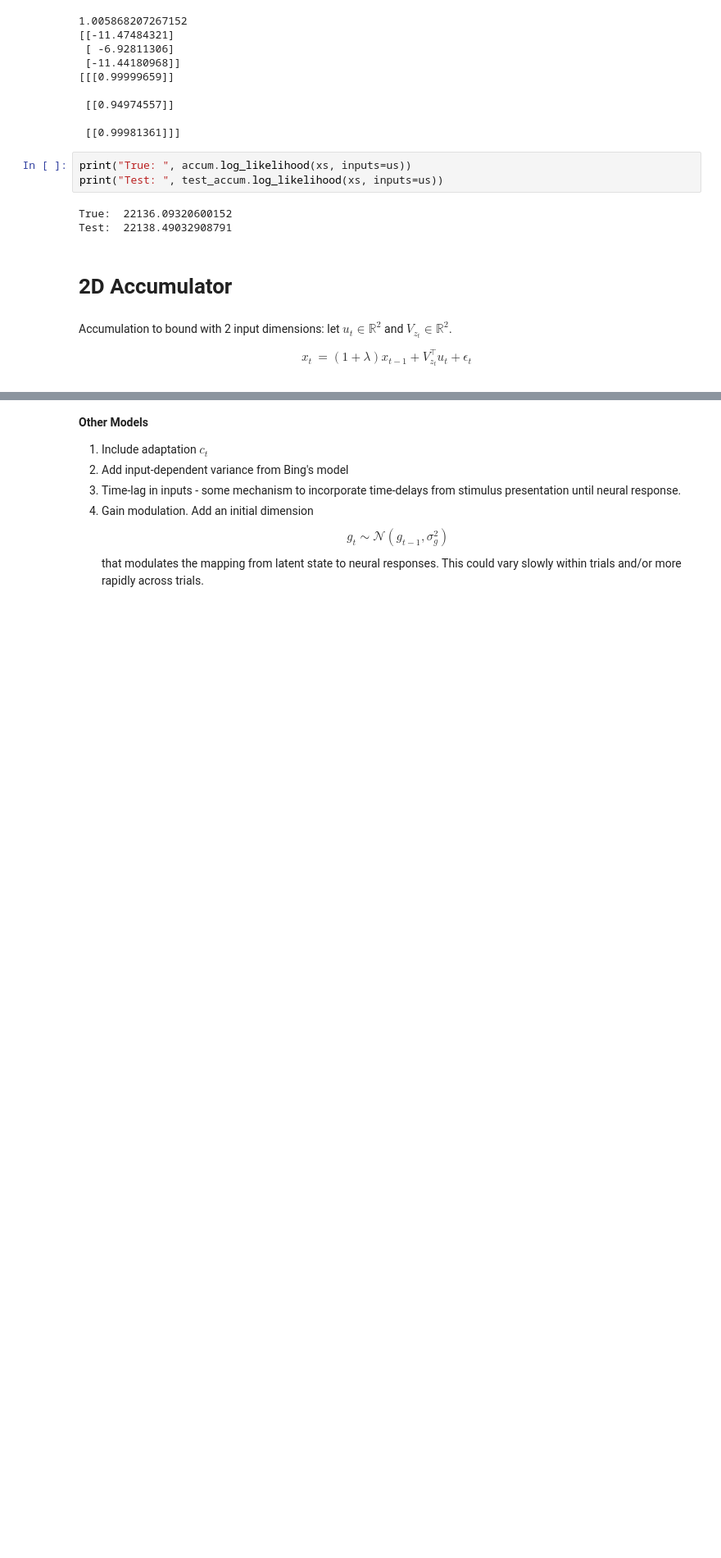
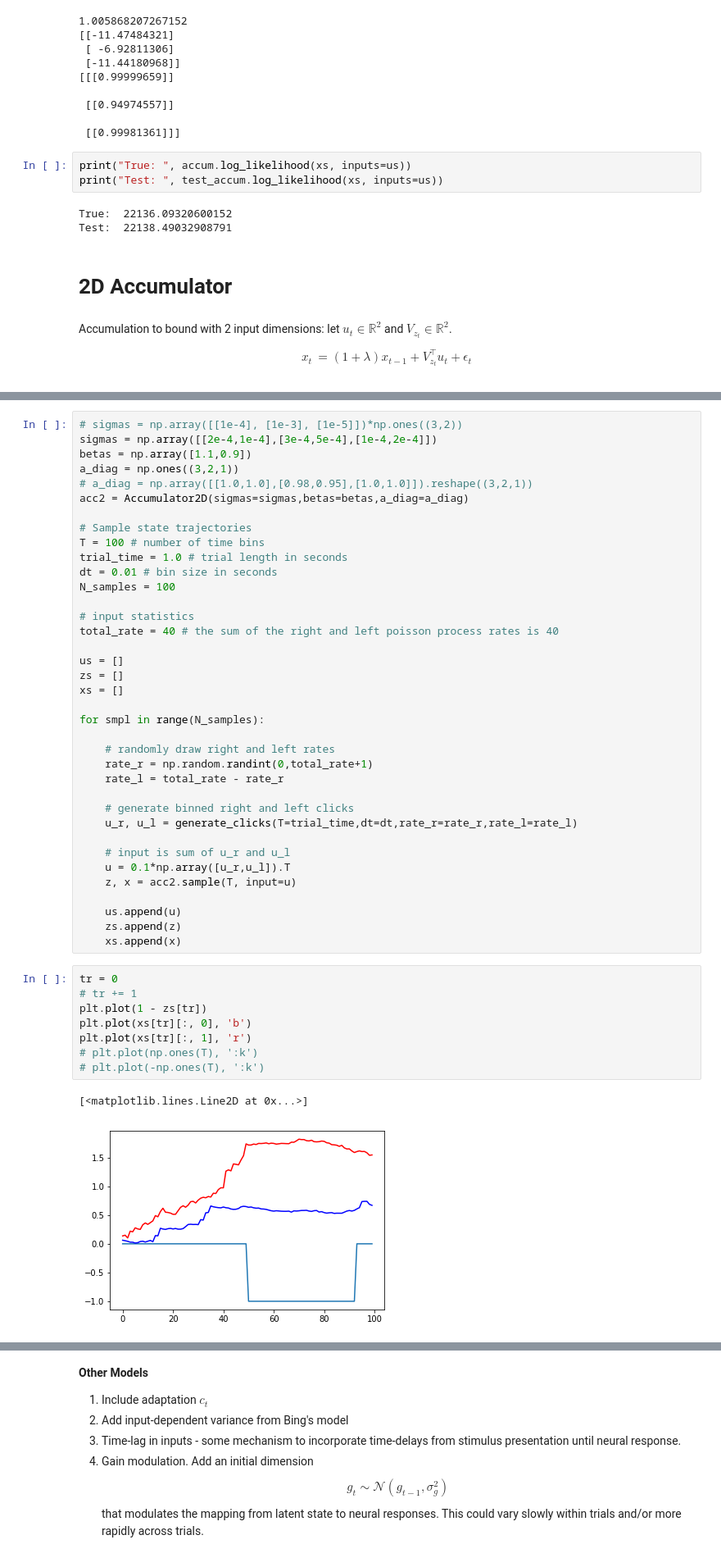
Before and after one commit to davidzoltowski/ssmdm, a Jupyter notebook: notebooks/2019-02-22 Latent Space Models of Decision Making.ipynb, the cells around one changed output, grey strips where cells are left out. Shown at 82% size. Cells and saved outputs as stored; diff of their text form; blank space fills up the shorter version.

Commit message:
2d accumulator

```diff
--- a/notebooks/2019-02-22 Latent Space Models of Decision Making.ipynb
+++ b/notebooks/2019-02-22 Latent Space Models of Decision Making.ipynb
@@ -810,0 +799,48 @@ def Accumulator2D(D=2, M=2, sigmas=np.array([[1e-5], [1e-3], [1e-5]])):
+# %%
+# sigmas = np.array([[1e-4], [1e-3], [1e-5]])*np.ones((3,2))
+sigmas = np.array([[2e-4,1e-4],[3e-4,5e-4],[1e-4,2e-4]])
+betas = np.array([1.1,0.9])
+a_diag = np.ones((3,2,1))
+# a_diag = np.array([[1.0,1.0],[0.98,0.95],[1.0,1.0]]).reshape((3,2,1))
+acc2 = Accumulator2D(sigmas=sigmas,betas=betas,a_diag=a_diag)
+
+# Sample state trajectories
+T = 100 # number of time bins
+trial_time = 1.0 # trial length in seconds
+dt = 0.01 # bin size in seconds
+N_samples = 100
+
+# input statistics
+total_rate = 40 # the sum of the right and left poisson process rates is 40
+
+us = []
+zs = []
+xs = []
+
+for smpl in range(N_samples):
+
+    # randomly draw right and left rates
+    rate_r = np.random.randint(0,total_rate+1)
+    rate_l = total_rate - rate_r
+
+    # generate binned right and left clicks
+    u_r, u_l = generate_clicks(T=trial_time,dt=dt,rate_r=rate_r,rate_l=rate_l)
+
+    # input is sum of u_r and u_l
+    u = 0.1*np.array([u_r,u_l]).T
+    z, x = acc2.sample(T, input=u)
+
+    us.append(u)
+    zs.append(z)
+    xs.append(x)
+# %%
+tr = 0
+# tr += 1
+plt.plot(1 - zs[tr])
+plt.plot(xs[tr][:, 0], 'b')
+plt.plot(xs[tr][:, 1], 'r')
+# plt.plot(np.ones(T), ':k')
+# plt.plot(-np.ones(T), ':k')
+# %% [output]
+[<matplotlib.lines.Line2D at 0x...>]
+[figure, added]
```
Also changed, not shown: parts of 7 cells of this notebook.
